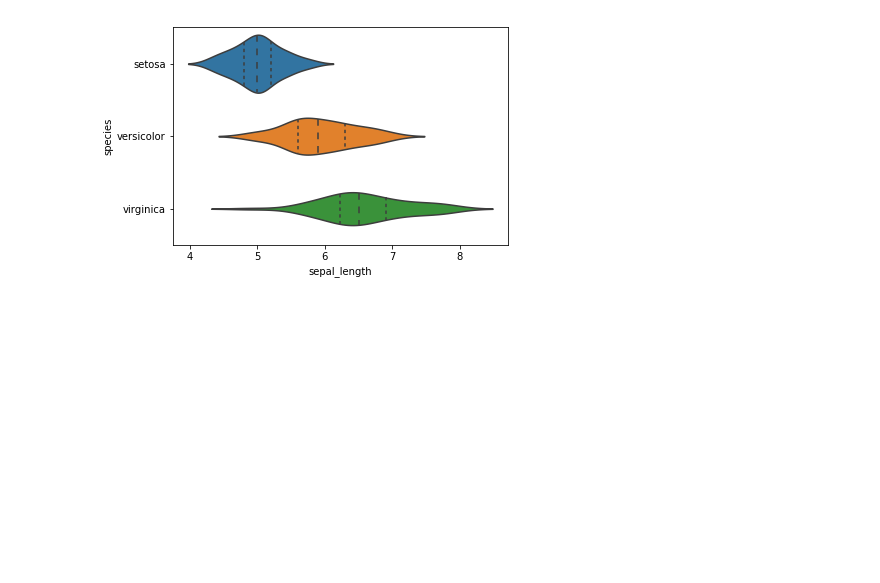
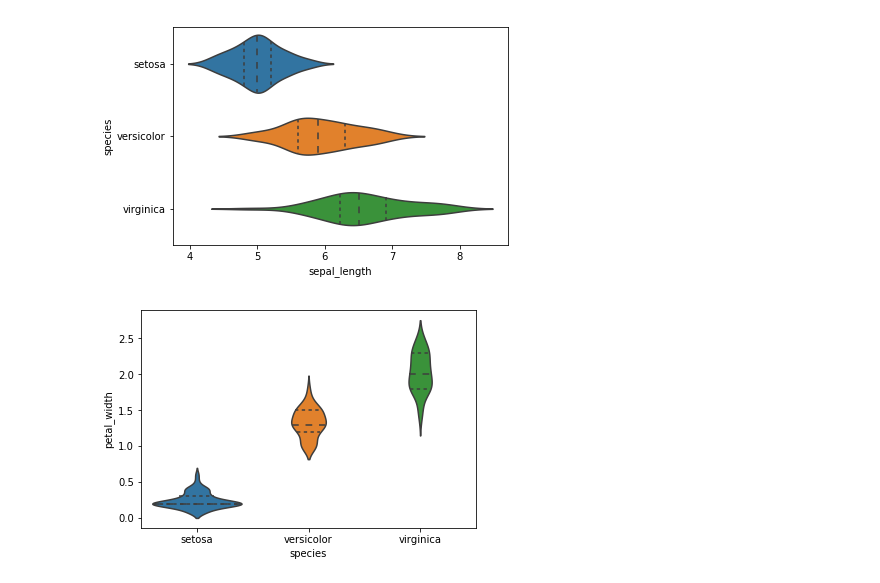
Before and after one commit to CathalRyan96/Emerging-Technologies, a Jupyter notebook: iris-dataset.ipynb, the cells around one changed output. Cells and saved outputs as stored; diff of their text form; code cells hidden in the pictures; blank space fills up the shorter version.

```diff
--- a/iris-dataset.ipynb
+++ b/iris-dataset.ipynb
@@ -208,3 +208,9 @@ v = sns.violinplot(y='species', x='sepal_length' ,data=df, inner='quartile')
 plt.show()
 # %% [output]
 [figure]
+# %%
+v = sns.violinplot(y='petal_width', x='species' ,data=df, inner='quartile')
+
+plt.show()
+# %% [output]
+[figure, added]
```
Also changed, not shown: parts of 1 cell of this notebook, 1 other file.
